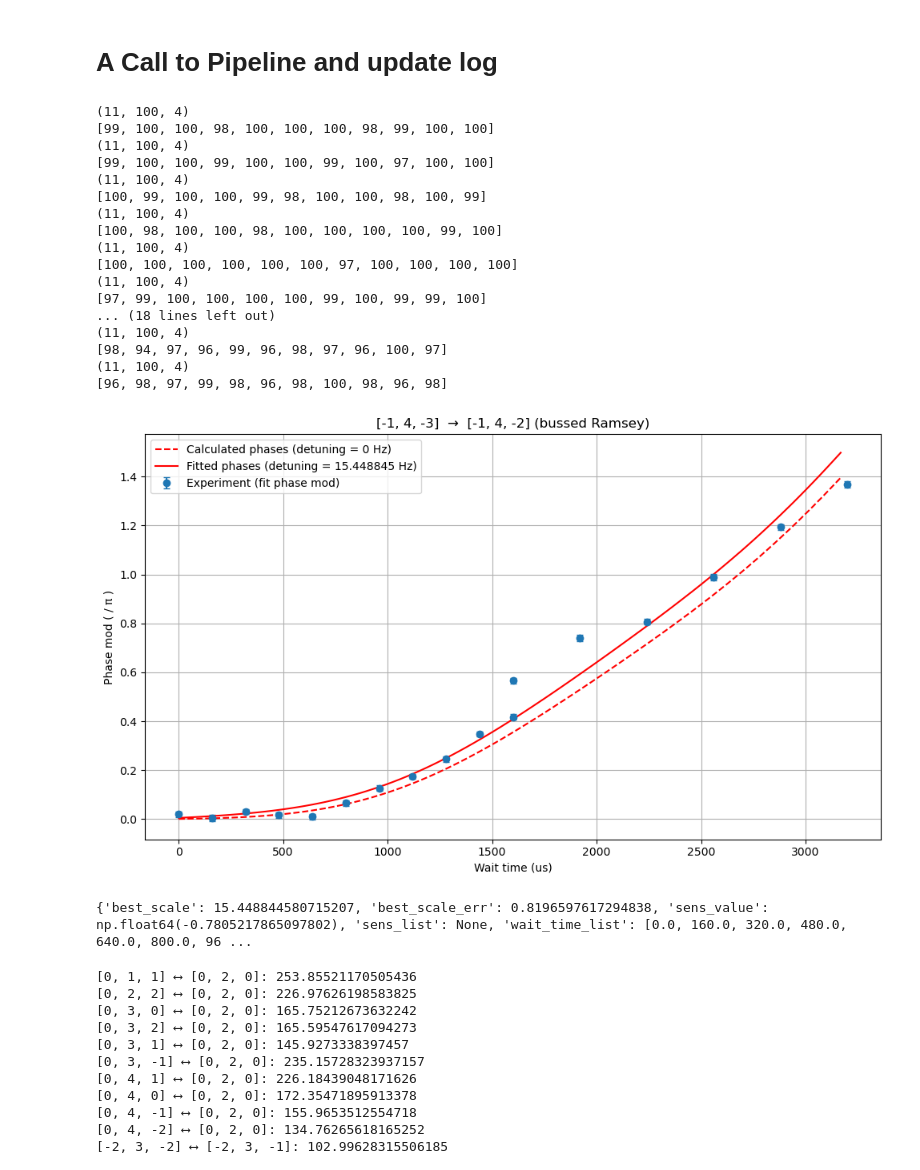
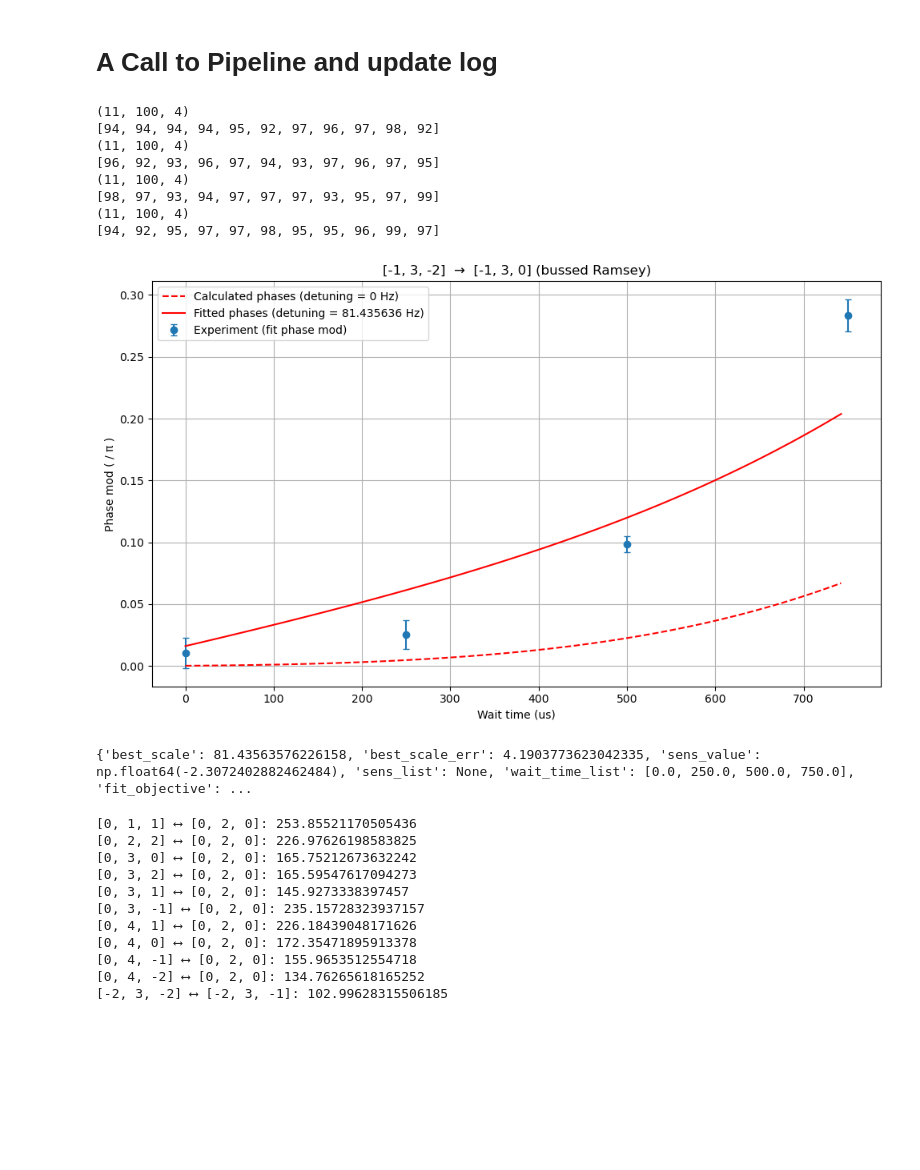
Before and after one commit to GauravTathed/PhD_python_scripts, a Jupyter notebook: LineSignal_charaterization/bussed_ramsey_for_line_signal.ipynb, the cells around one changed output. Drawn from its saved outputs; the diff is of its cells as text; code cells hidden in the pictures; blank space fills up the shorter version.

```diff
--- a/LineSignal_charaterization/bussed_ramsey_for_line_signal.ipynb
+++ b/LineSignal_charaterization/bussed_ramsey_for_line_signal.ipynb
@@ -1270,49 +1270,40 @@ def run_full_bussed_ramsey_pipeline_and_update_log(
         "best_scale_err": best_scale_err,
         "sens_value": sens_value,
         "sens_list": sens_list if sens_metric == "full" else None,
         "wait_time_list": wait_time_list,
         # "raw_file_paths_list": raw_file_paths_list,
         "fit_objective": fit_obj,
     }
 
 
 # -----------------------------
 # Example usage
 # -----------------------------
-target_transitions = [[-1, 4, -3], [-1, 4, -2]]
+target_transitions = [[-1, 3, -2], [-1, 3, 0]]
 results = run_full_bussed_ramsey_pipeline_and_update_log(
     target_transitions=target_transitions,
     log_path=log_path,
     directory_path=directory_path,
     Z_drive_raw_data=Z_drive_raw_data,
     step_us=10,
     do_plot=True,
     fit_bounds=(-100, 100),
     xatol=1e-6,
     maxiter=1000,
     ref_int_scale=0
 )
 print(results)
 # %% [output]
 (11, 100, 4)
-[99, 100, 100, 98, 100, 100, 100, 98, 99, 100, 100]
+[94, 94, 94, 94, 95, 92, 97, 96, 97, 98, 92]
 (11, 100, 4)
-[99, 100, 100, 99, 100, 100, 99, 100, 97, 100, 100]
+[96, 92, 93, 96, 97, 94, 93, 97, 96, 97, 95]
 (11, 100, 4)
-[100, 99, 100, 100, 99, 98, 100, 100, 98, 100, 99]
+[98, 97, 93, 94, 97, 97, 97, 93, 95, 97, 99]
 (11, 100, 4)
-[100, 98, 100, 100, 98, 100, 100, 100, 100, 99, 100]
-(11, 100, 4)
-[100, 100, 100, 100, 100, 100, 97, 100, 100, 100, 100]
-(11, 100, 4)
-[97, 99, 100, 100, 100, 100, 99, 100, 99, 99, 100]
-... (18 lines left out)
-(11, 100, 4)
-[98, 94, 97, 96, 99, 96, 98, 97, 96, 100, 97]
-(11, 100, 4)
-[96, 98, 97, 99, 98, 96, 98, 100, 98, 96, 98]
+[94, 92, 95, 97, 97, 98, 95, 95, 96, 99, 97]
-[figure, old version]
+[figure, new version]
-{'best_scale': 15.448844580715207, 'best_scale_err': 0.8196597617294838, 'sens_value': np.float64(-0.7805217865097802), 'sens_list': None, 'wait_time_list': [0.0, 160.0, 320.0, 480.0, 640.0, 800.0, 96 ...
+{'best_scale': 81.43563576226158, 'best_scale_err': 4.1903773623042335, 'sens_value': np.float64(-2.3072402882462484), 'sens_list': None, 'wait_time_list': [0.0, 250.0, 500.0, 750.0], 'fit_objective': ...
 # %%
 # Notebook cell: Plot sensitivity vs integral_scale from your filled log file
 # Produces a scatter plot (with error bars if present) and labels points by transition pair.
```
Also changed, not shown: parts of 1 cell of this notebook, 7 other files.
